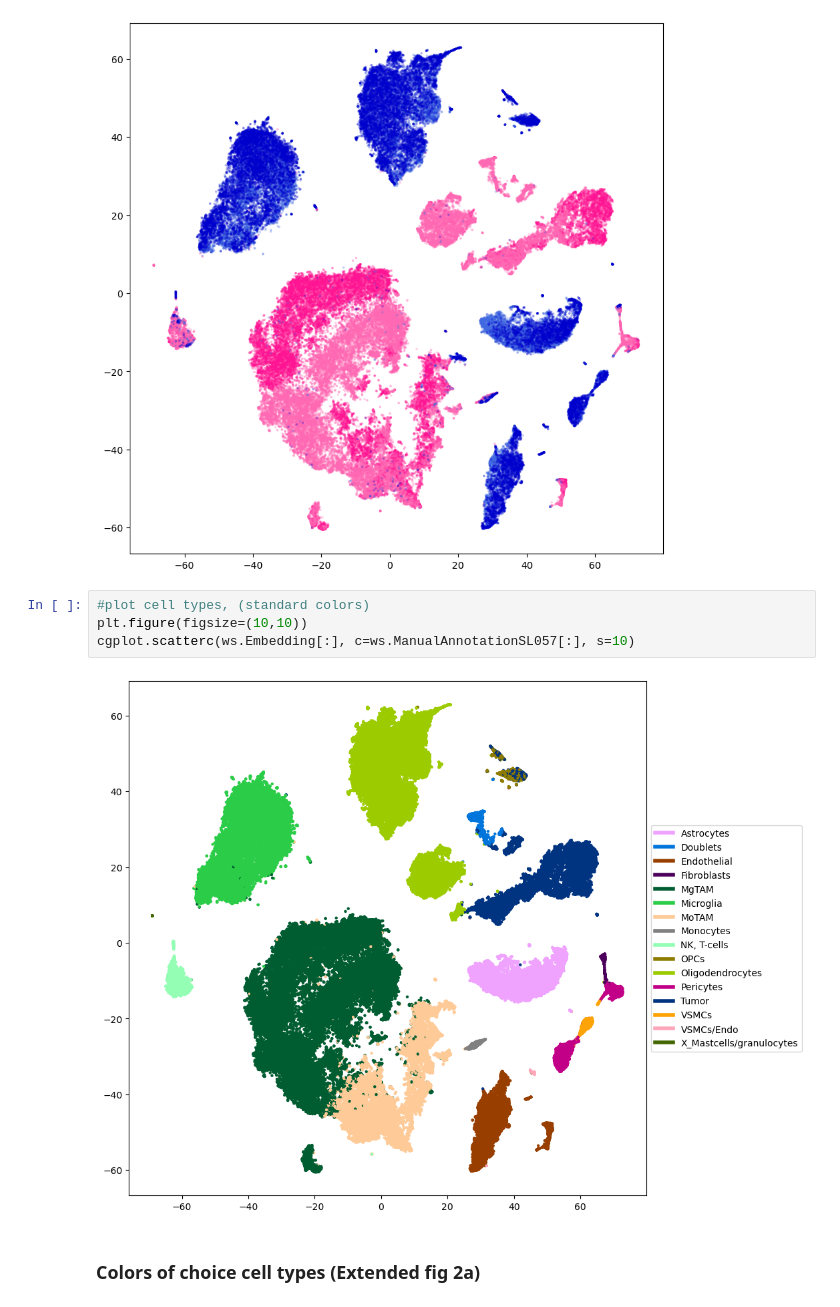
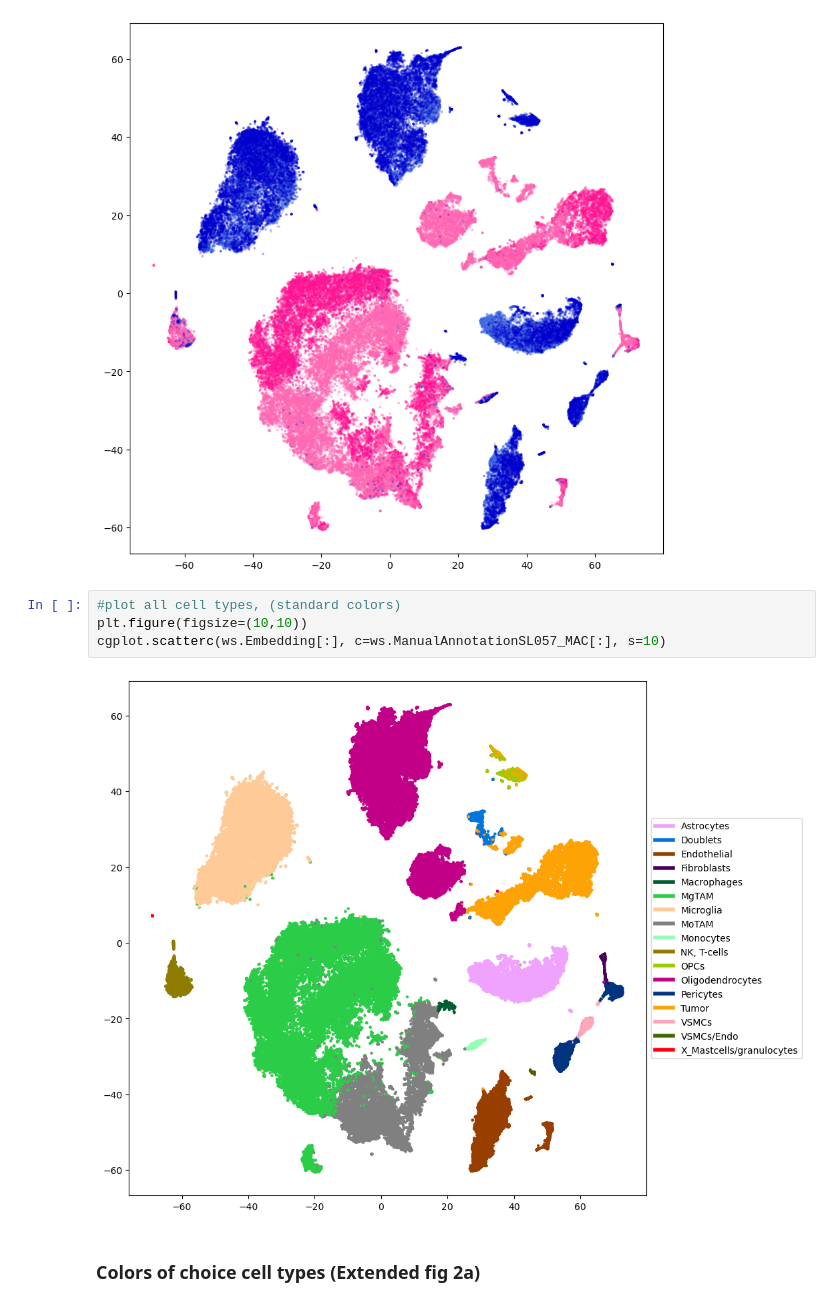
Before and after one commit to linnarsson-lab/glioblastoma_wound_response, a Jupyter notebook: Example_Notebooks/Extended Data Figure 2/Extended_Data_Figure_2A_C_D_E.ipynb, the cells around one changed output. Cells and saved outputs as stored; diff of their text form.

```diff
--- a/Example_Notebooks/Extended Data Figure 2/Extended_Data_Figure_2A_C_D_E.ipynb
+++ b/Example_Notebooks/Extended Data Figure 2/Extended_Data_Figure_2A_C_D_E.ipynb
@@ -85,11 +82,11 @@ plt.scatter(ws.Embedding[:, 0], ws.Embedding[:, 1], c=col, s=6, lw=0, alpha=0.3,
 <matplotlib.collections.PathCollection at 0x...>
 [figure]
 # %%
-#plot cell types, (standard colors)
+#plot all cell types, (standard colors)
 plt.figure(figsize=(10,10))
-cgplot.scatterc(ws.Embedding[:], c=ws.ManualAnnotationSL057[:], s=10)
+cgplot.scatterc(ws.Embedding[:], c=ws.ManualAnnotationSL057_MAC[:], s=10)
 # %% [output]
-[figure, old version]
+[figure, new version]
 # %% [markdown]
 ### Colors of choice cell types (Extended fig 2a)
 # %%
```
Also changed, not shown: parts of 15 cells of this notebook.
